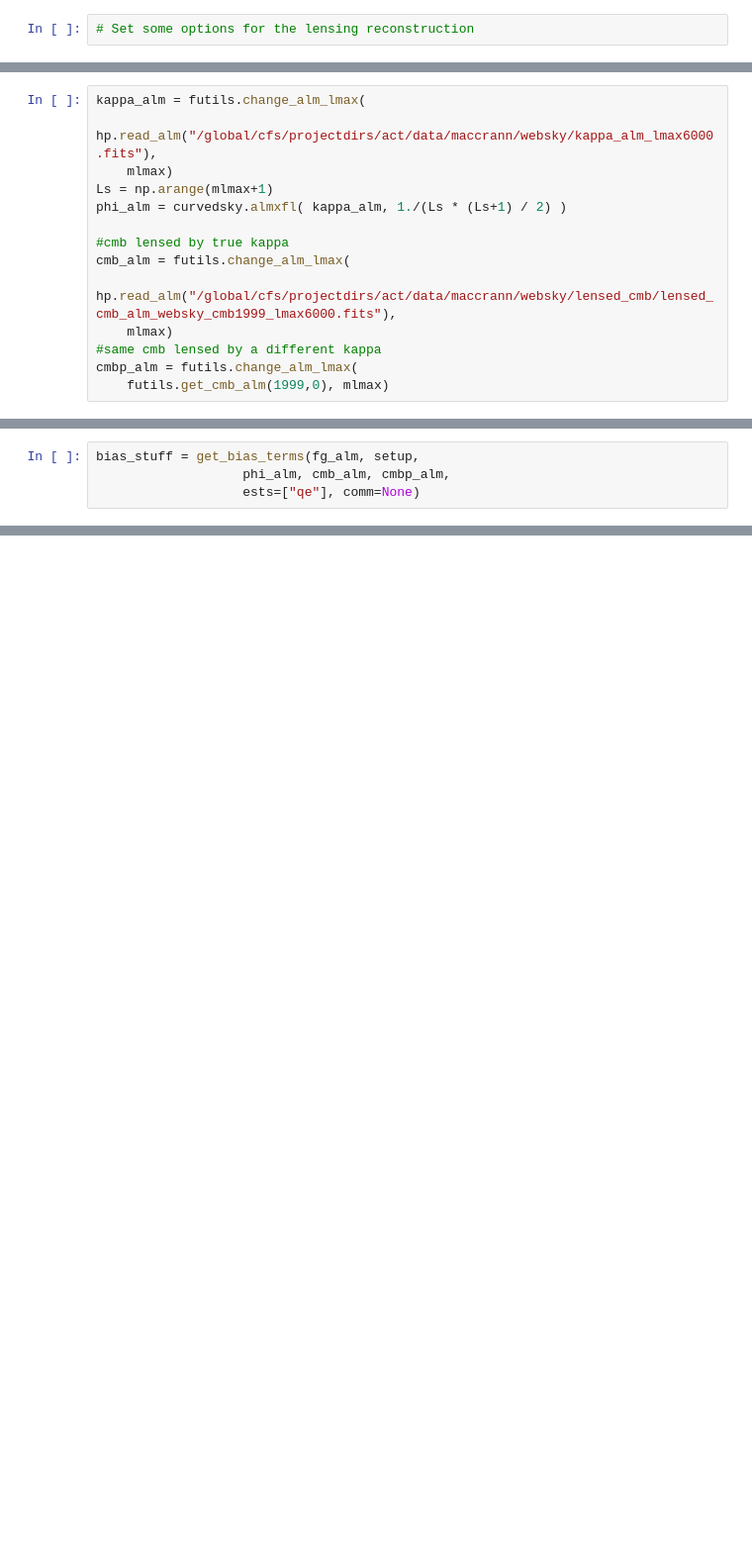
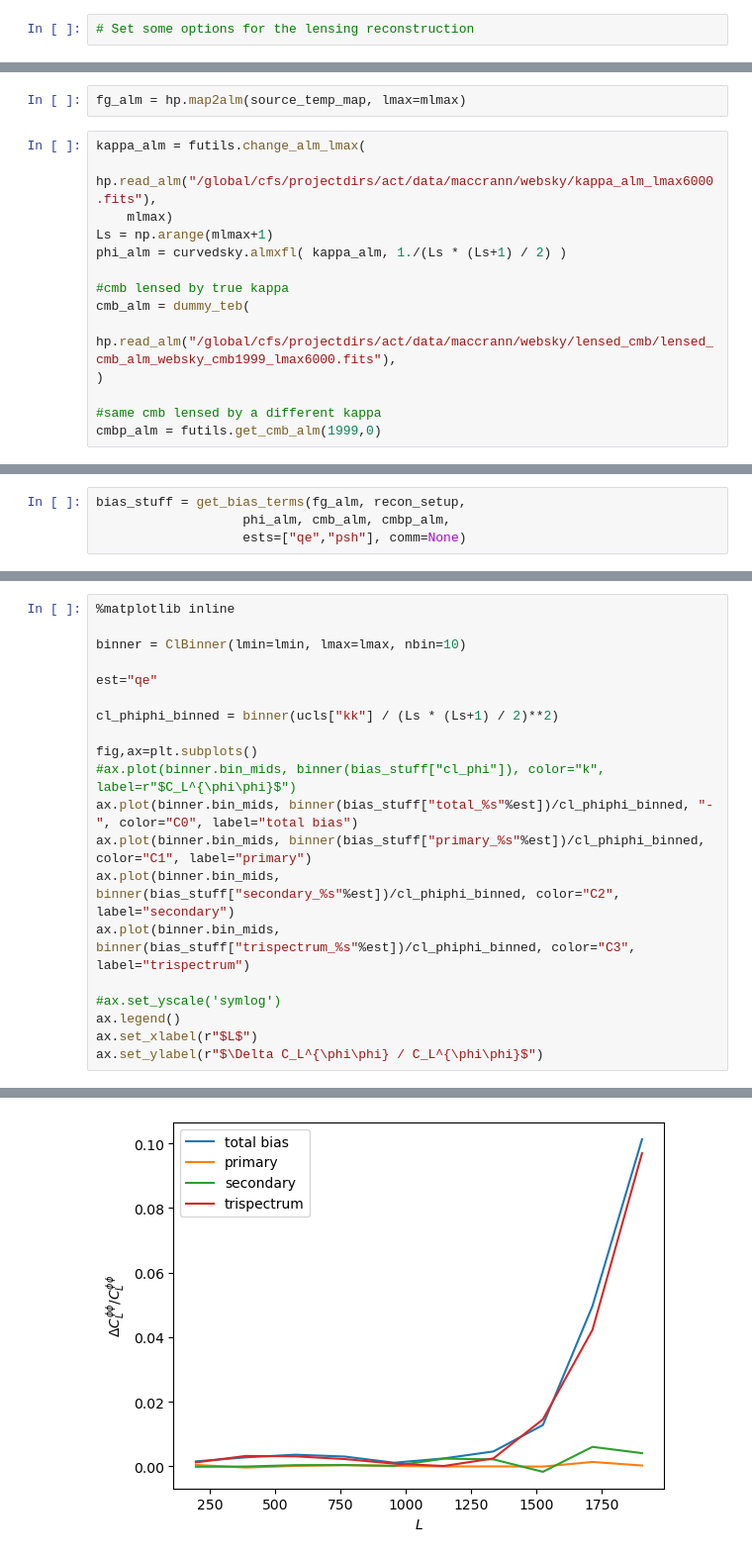
Before and after one commit to simonsobs/fgbias, a Jupyter notebook: examples/example1.ipynb, the cells around one changed output, grey strips where cells are left out. Shown at 99% size. Saved outputs shown, nothing was run; the diff lists cells and outputs as text; blank space fills up the shorter version.

```diff
--- a/examples/example1.ipynb
+++ b/examples/example1.ipynb
@@ -47,3 +69,5 @@ one lensed by some different lensing potential.
+# %%
+fg_alm = hp.map2alm(source_temp_map, lmax=mlmax)
 # %%
 kappa_alm = futils.change_alm_lmax(
     hp.read_alm("/global/cfs/projectdirs/act/data/maccrann/websky/kappa_alm_lmax6000.fits"),
@@ -52,9 +76,9 @@ Ls = np.arange(mlmax+1)
 phi_alm = curvedsky.almxfl( kappa_alm, 1./(Ls * (Ls+1) / 2) )
 
 #cmb lensed by true kappa
-cmb_alm = futils.change_alm_lmax(
+cmb_alm = dummy_teb(
     hp.read_alm("/global/cfs/projectdirs/act/data/maccrann/websky/lensed_cmb/lensed_cmb_alm_websky_cmb1999_lmax6000.fits"),
-    mlmax)
+)
+
 #same cmb lensed by a different kappa
-cmbp_alm = futils.change_alm_lmax(
-    futils.get_cmb_alm(1999,0), mlmax)
+cmbp_alm = futils.get_cmb_alm(1999,0)
@@ -61,4 +99,4 @@ cmbp_alm = futils.change_alm_lmax(
 # %%
-bias_stuff = get_bias_terms(fg_alm, setup,
+bias_stuff = get_bias_terms(fg_alm, recon_setup,
                    phi_alm, cmb_alm, cmbp_alm,
-                   ests=["qe"], comm=None)
+                   ests=["qe","psh"], comm=None)
@@ -64,0 +124,21 @@ bias_stuff = get_bias_terms(fg_alm, setup,
+# %%
+%matplotlib inline
+
+binner = ClBinner(lmin=lmin, lmax=lmax, nbin=10)
+
+est="qe"
+
+cl_phiphi_binned = binner(ucls["kk"] / (Ls * (Ls+1) / 2)**2)
+
+fig,ax=plt.subplots()
+#ax.plot(binner.bin_mids, binner(bias_stuff["cl_phi"]), color="k", label=r"$C_L^{\phi\phi}$")
+ax.plot(binner.bin_mids, binner(bias_stuff["total_%s"%est])/cl_phiphi_binned, "-", color="C0", label="total bias")
+ax.plot(binner.bin_mids, binner(bias_stuff["primary_%s"%est])/cl_phiphi_binned, color="C1", label="primary")
+ax.plot(binner.bin_mids, binner(bias_stuff["secondary_%s"%est])/cl_phiphi_binned, color="C2", label="secondary")
+ax.plot(binner.bin_mids, binner(bias_stuff["trispectrum_%s"%est])/cl_phiphi_binned, color="C3", label="trispectrum")
+
+#ax.set_yscale('symlog')
+ax.legend()
+ax.set_xlabel(r"$L$")
+ax.set_ylabel(r"$\Delta C_L^{\phi\phi} / C_L^{\phi\phi}$")
+# %% [output]
@@ -64,0 +146 @@ bias_stuff = get_bias_terms(fg_alm, setup,
+[figure, added]
```
Also changed, not shown: parts of 31 cells of this notebook, 4 other files.
